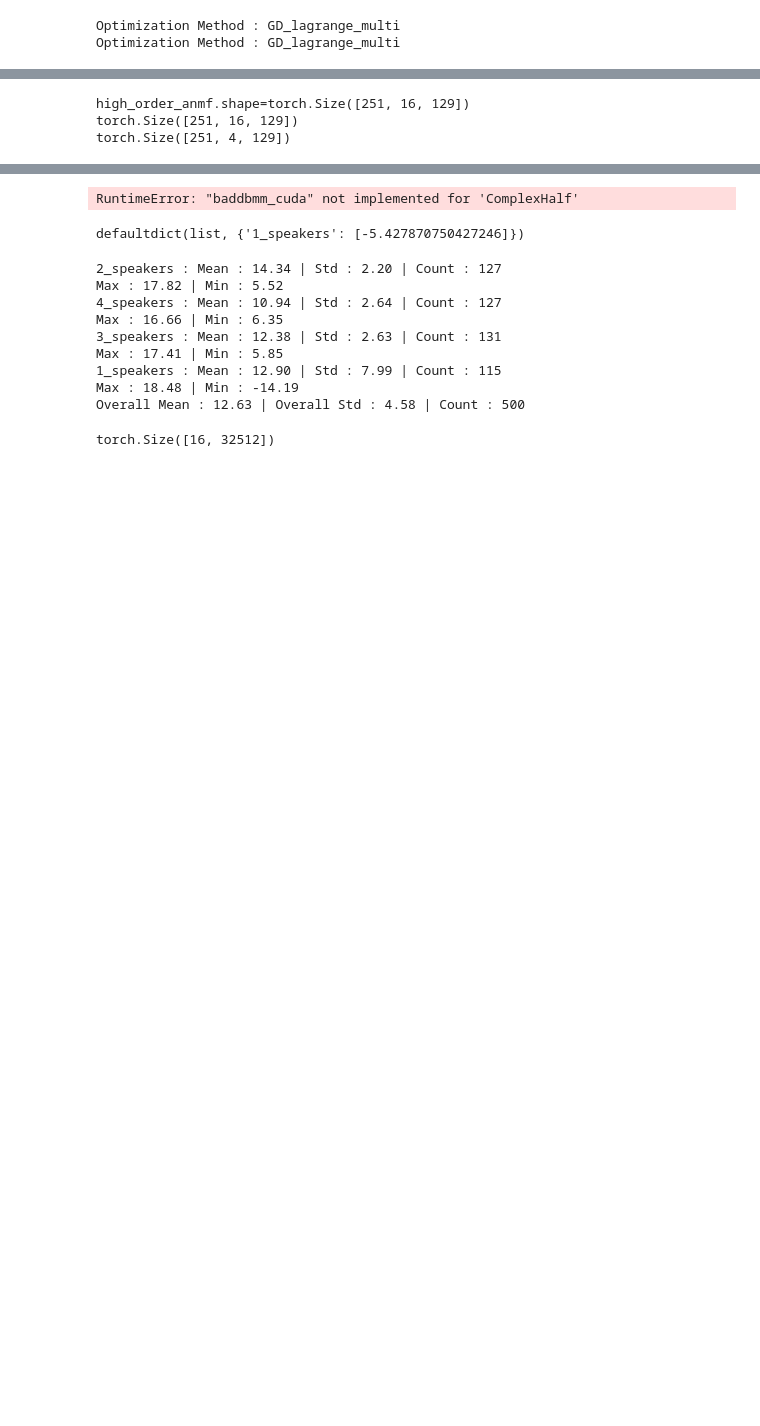
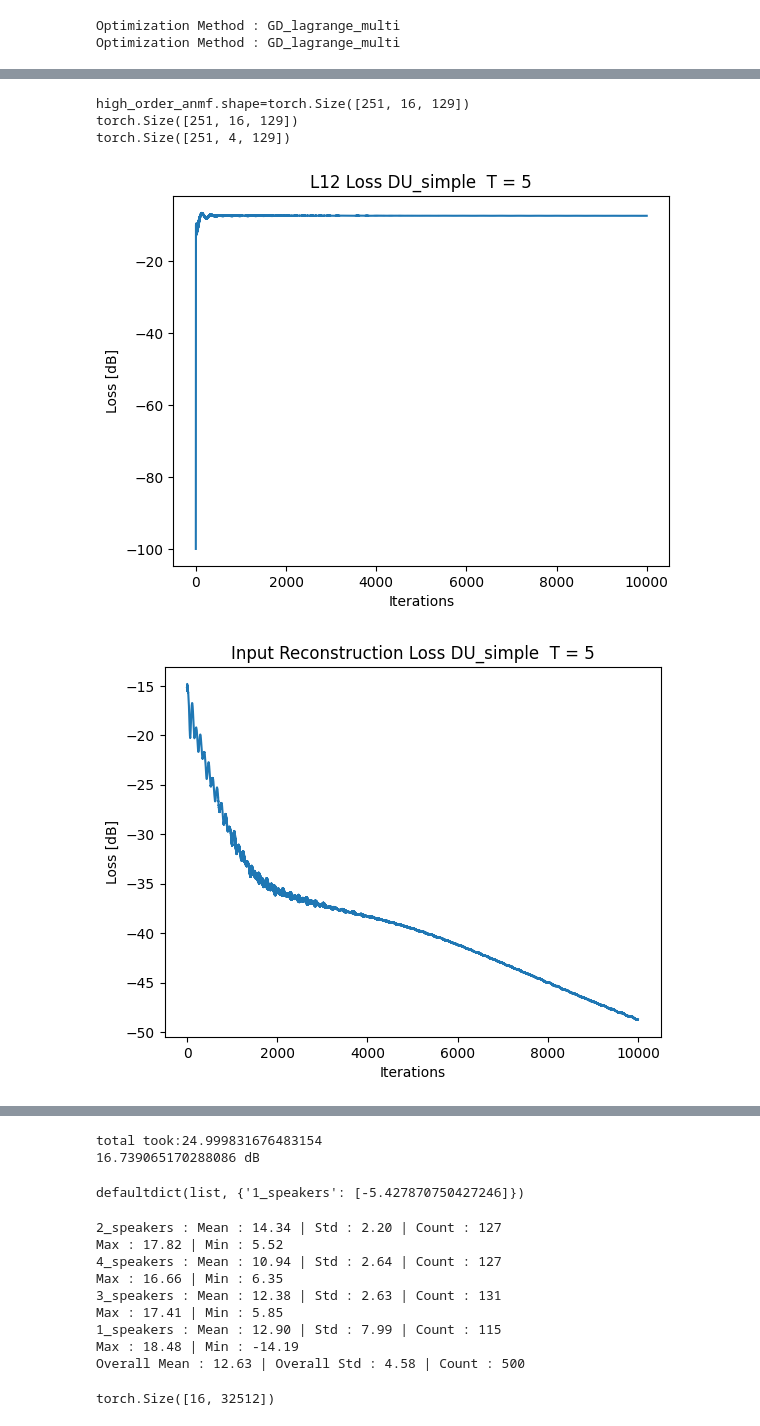
Before and after one commit to Amitmils/AmbisonicUpscaling, a Jupyter notebook: Run_analysis.ipynb, the cells around one changed output, grey strips where cells are left out. Drawn from its saved outputs; the diff is of its cells as text; code cells hidden in the pictures; blank space fills up the shorter version.

```diff
--- a/Run_analysis.ipynb
+++ b/Run_analysis.ipynb
@@ -74,7 +79,8 @@ high_order_anmt_again = utils._istft(high_order_anmf)
 
 low_order_anmf = low_order_anmf.to(DEVICE)
 high_order_anmf = high_order_anmf.to(DEVICE)
-
+import time
+start = time.time()
 with torch.no_grad():
     #Runs with init mu/ro only
     pipeline.run_optimizer(
@@ -84,31 +90,33 @@ with torch.no_grad():
         high_order_stft = high_order_anmf.unsqueeze(0),
         progress_per_iter=True,
         classic_model=True
     )
-
+print(f"total took:{time.time()-start}")
 # Get estimated PWD
 s_stft_dict,_ =  pipeline.classic_opt.get_current_state()
 s_stft_dict = s_stft_dict[0].cpu()
 
 # Convert to STFT format
 s_stft_dict_complex = utils.s_dict_to_stft(s_stft_dict)
 
 # Project to SH domain
 Y_p_complex_output_order = utils.create_sh_matrix(
     3, zen=pipeline.P_th, azi=pipeline.P_ph, type=pipeline.classic_opt.sh_type
 ).to(torch.complex64)
 est_anm_f_third_order = (Y_p_complex_output_order.cpu().t().conj() @ s_stft_dict_complex.cpu()
 ).squeeze(0)
 gt_anm_f_third_order = utils.s_dict_to_stft(pipeline.classic_opt.complex_gt_stft_anmt[0])
 
 sdr = stft_sdr(s=gt_anm_f_third_order.cpu()[:,4:], s_hat=est_anm_f_third_order[:,4:])
 torchaudio.save(
     os.path.join(path, f"Ambisonics_3SH_PWD_CS_{sdr:.2f}dB_SDR.wav"),
     utils._istft(est_anm_f_third_order.cpu()),
     sample_rate=fs
 )
 print(f"{sdr} dB")
 # %% [output]
 high_order_anmf.shape=torch.Size([251, 16, 129])
 torch.Size([251, 16, 129])
 torch.Size([251, 4, 129])
+[figure, added]
+[figure, added]
@@ -115,4 +126,5 @@ torch.Size([251, 4, 129])
-RuntimeError: "baddbmm_cuda" not implemented for 'ComplexHalf'
+total took:24.999831676483154
+16.739065170288086 dB
 # %%
 
 class My_Dataset(Dataset):
```
Also changed, not shown: parts of 3 cells of this notebook, 2 other files.
